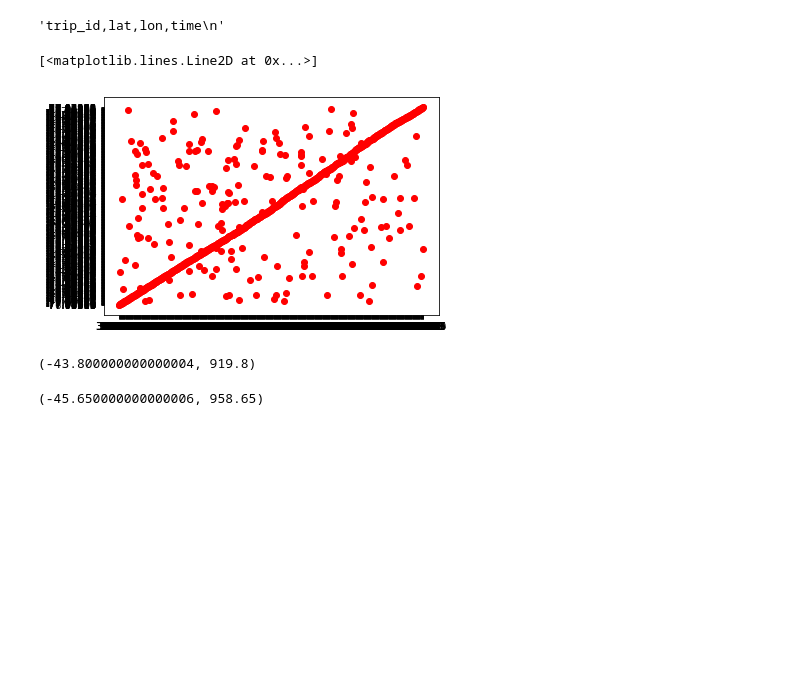
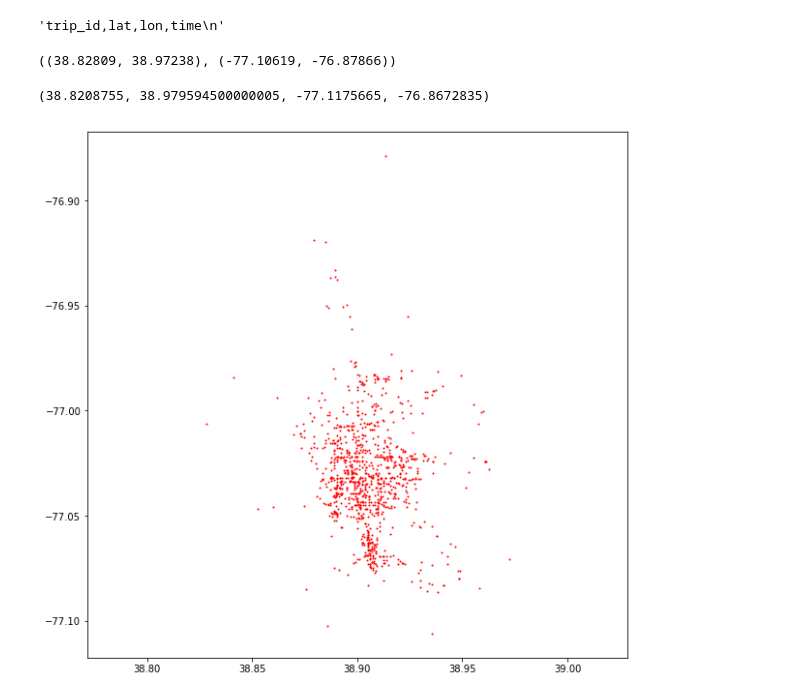
Before and after one commit to lisa-team/lisa, a Jupyter notebook: lisa/trace_viz.ipynb, the cells around one changed output. Saved outputs shown, nothing was run; the diff lists cells and outputs as text; code cells hidden in the pictures; blank space fills up the shorter version.

```diff
--- a/lisa/trace_viz.ipynb
+++ b/lisa/trace_viz.ipynb
@@ -39,20 +59,4 @@ rows_select[:5]
 data_select = [l[:-2].split(",") for l in rows_select]
 # %%
-lats = [d[1] for d in data_select]
-longs = [d[2] for d in data_select]
-fig, ax = plt.subplots()
-ax.plot(lats,longs, 'ro')
-# plt.axis([0, 6, 0, 20])
+lats = [float(d[1]) for d in data_select]
+longs = [float(d[2]) for d in data_select]
-# %% [output]
-[<matplotlib.lines.Line2D at 0x...>]
-[figure, removed]
-# %%
-start, end = ax.get_xlim()
-start, end
-# %% [output]
-(-43.800000000000004, 919.8)
-# %%
-start, end = ax.get_ylim()
-start, end
-# %% [output]
-(-45.650000000000006, 958.65)
@@ -60,0 +63,11 @@ start, end
+# %%
+(min(lats), max(lats)), (min(longs), max(longs))
+# %% [output]
+((38.82809, 38.97238), (-77.10619, -76.87866))
+# %%
+fig, ax = plt.subplots(figsize=(10, 10))
+ax.plot(lats, longs, 'ro', markersize=1)
+ax.axis('equal')
+# %% [output]
+(38.8208755, 38.979594500000005, -77.1175665, -76.8672835)
+[figure, added]
```
Also changed, not shown: parts of 5 cells of this notebook, 3 other files.
